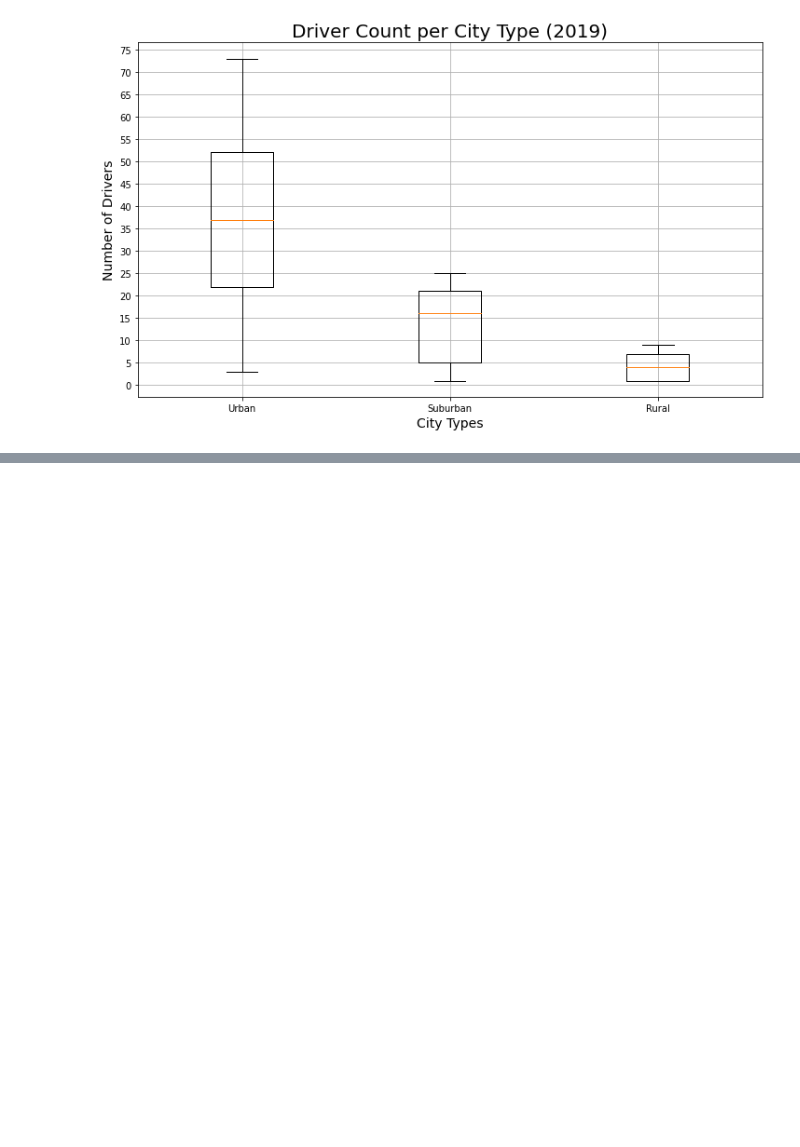
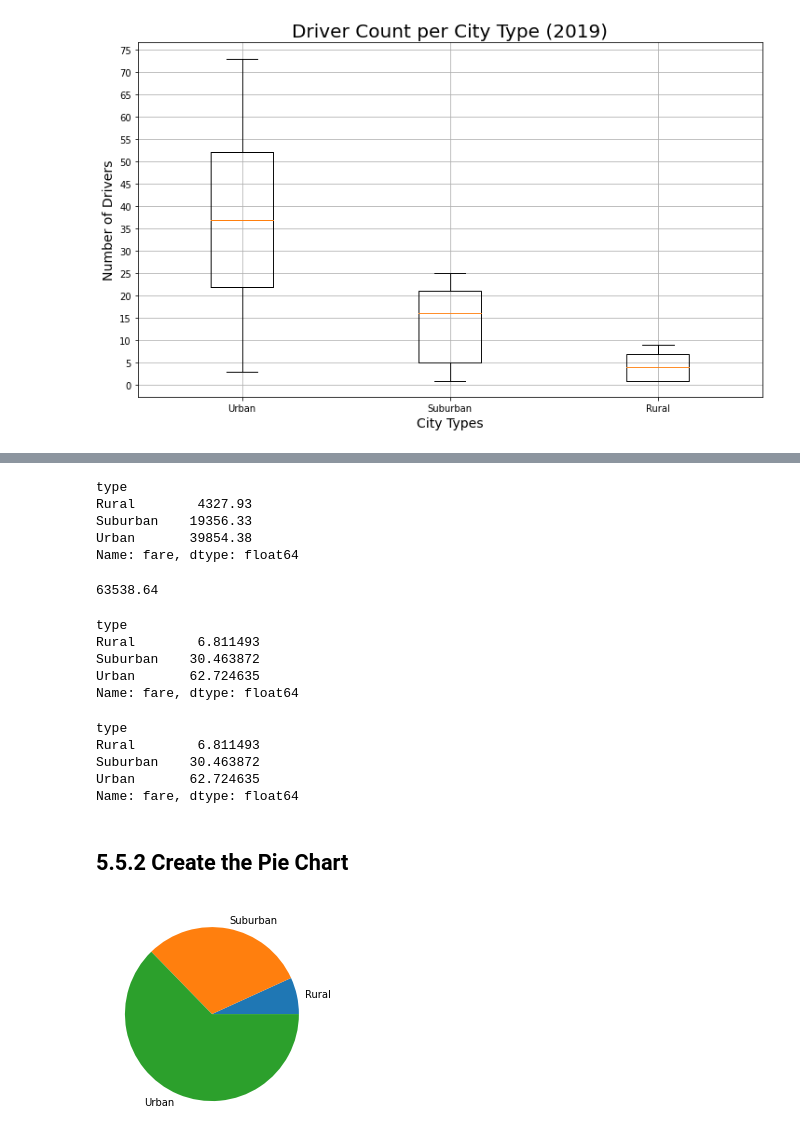
Before and after one commit to russgo1/Pyber_Analysis, a Jupyter notebook: Lessons/Pyber.ipynb, the cells around one changed output, grey strips where cells are left out. Saved outputs shown, nothing was run; the diff lists cells and outputs as text; code cells hidden in the pictures; blank space fills up the shorter version.

```diff
--- a/Lessons/Pyber.ipynb
+++ b/Lessons/Pyber.ipynb
@@ -1129,0 +1142,43 @@ plt.show()
+# %%
+# Also works as:
+pyber_data_df.groupby("type").sum()["fare"]
+# %% [output]
+type
+Rural        4327.93
+Suburban    19356.33
+Urban       39854.38
+Name: fare, dtype: float64
+# %%
+# Get the total of all fares
+total_fares = pyber_data_df["fare"].sum()
+total_fares
+# %% [output]
+63538.64
+# %%
+# Get percentage of total fares for each city type
+type_percents = sum_fares_by_type/total_fares * 100
+type_percents
+# %% [output]
+type
+Rural        6.811493
+Suburban    30.463872
+Urban       62.724635
+Name: fare, dtype: float64
+# %%
+# The above can be run all on one line:
+type_percents = (pyber_data_df.groupby("type")["fare"].sum()) / (pyber_data_df["fare"].sum()) * 100
+type_percents
+# %% [output]
+type
+Rural        6.811493
+Suburban    30.463872
+Urban       62.724635
+Name: fare, dtype: float64
+# %% [markdown]
+## 5.5.2 Create the Pie Chart
+# %%
+# Create the chart
+plt.pie(type_percents, labels=["Rural", "Suburban", "Urban"])
+plt.show()
+# %% [output]
+[figure, added]
```
Also changed, not shown: parts of 13 cells of this notebook, 3 other files.
